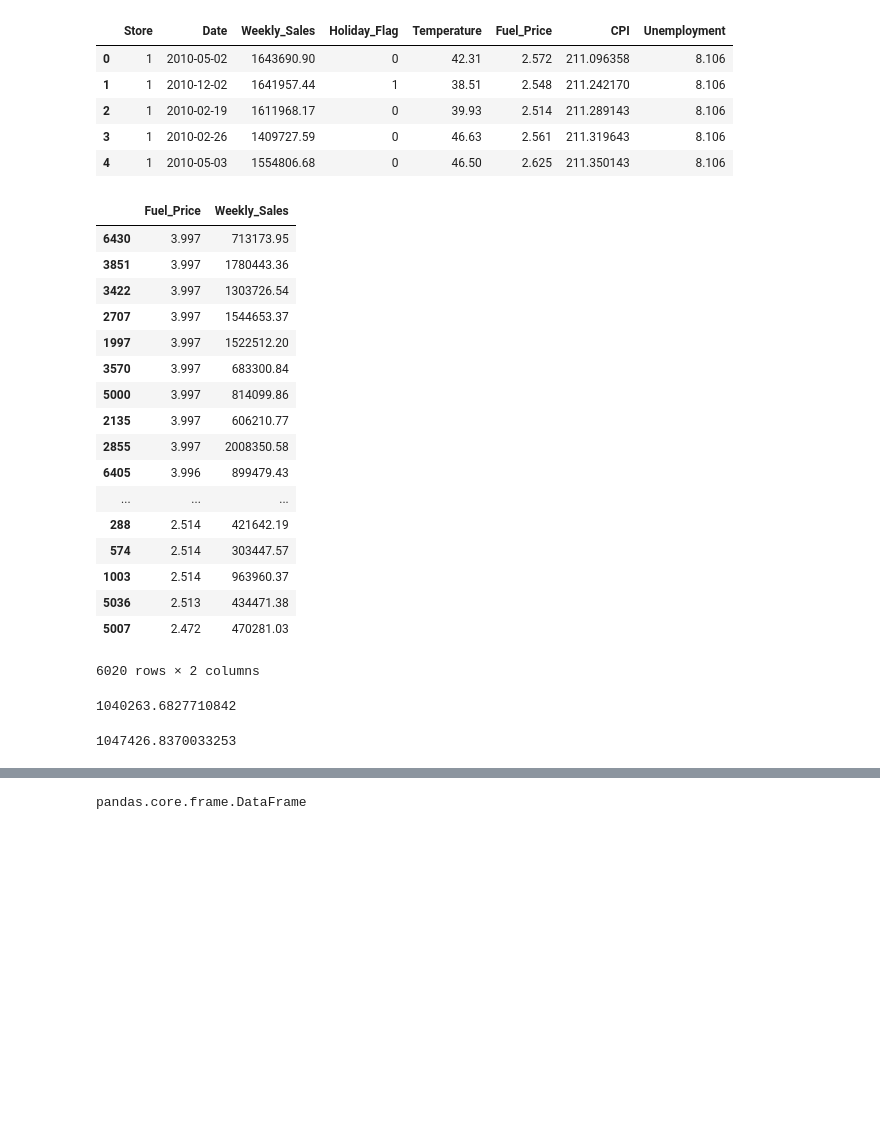
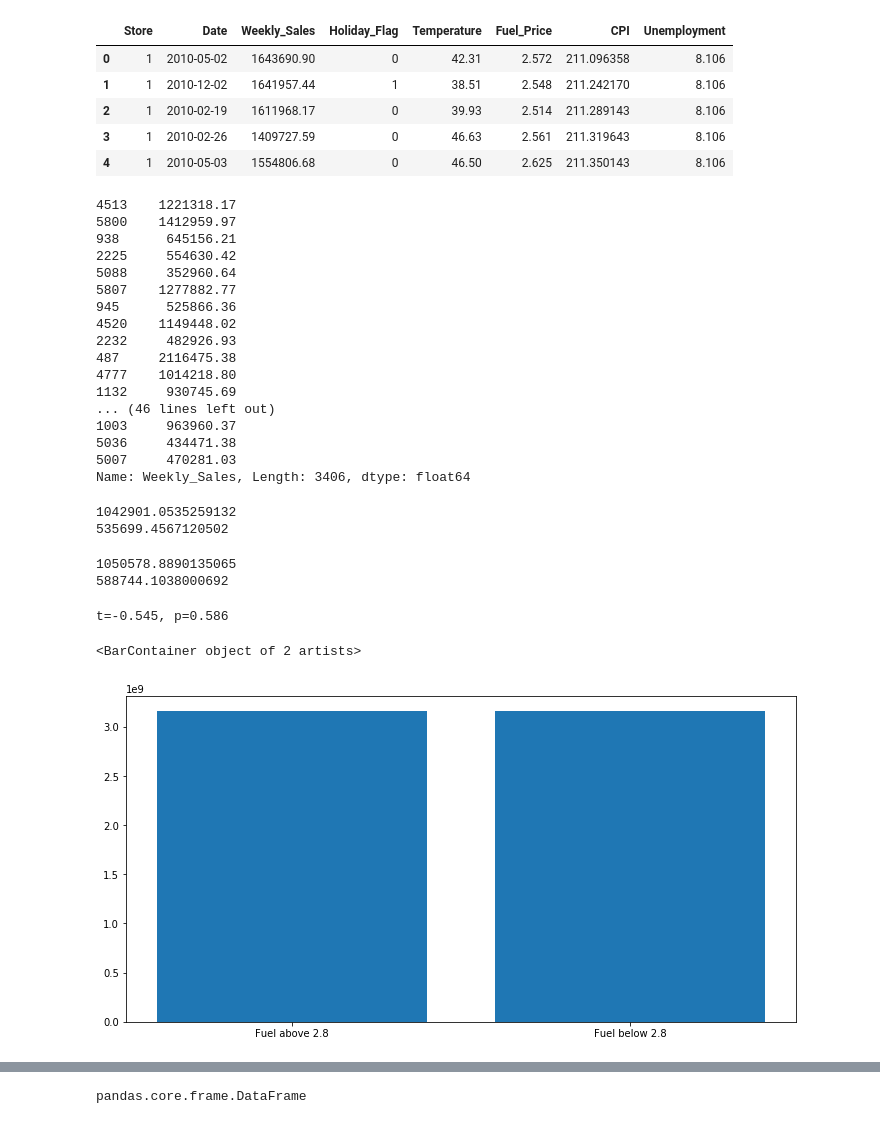
Before and after one commit to Niv-19/Capstone1_Niv, a Jupyter notebook: Capstone1_Niv.ipynb, the cells around one changed output, grey strips where cells are left out. Drawn from its saved outputs; the diff is of its cells as text; code cells hidden in the pictures; blank space fills up the shorter version.

Commit message:
working on hypothesis

```diff
--- a/Capstone1_Niv.ipynb
+++ b/Capstone1_Niv.ipynb
@@ -488,43 +488,48 @@ walmart_data.head()
 | 4 | 1 | 2010-05-03 | 1554806.68 | 0 | 46.50 | 2.625 | 211.350143 | 8.106 |
 # %%
 fuel_price_sort=walmart_data[['Fuel_Price','Weekly_Sales']].sort_values(by ='Fuel_Price',ascending=False)
-#mask_fuel=(fuel_price_sort['Fuel_Price'] > 4.0)
+#mask_fuel=(fuel_price_sort['Fuel_Price'] > 3.0)
 #fuel_4above= fuel_price_sort(mask_fuel)
-mask1=fuel_price_sort.Fuel_Price>=4.0
-mask2=fuel_price_sort.Fuel_Price<4.0
+mask1=fuel_price_sort.Fuel_Price>=3.5
+mask2=fuel_price_sort.Fuel_Price<3.5
 fuel_4above_sales=fuel_price_sort[mask1]
 fuel_4above_sales
 fuel_4below_sales=fuel_price_sort[mask2]
-fuel_4below_sales
+fuel_4below_sales.Weekly_Sales
 # %% [output]
-|  | Fuel_Price | Weekly_Sales |
-| 6430 | 3.997 | 713173.95 |
-| 3851 | 3.997 | 1780443.36 |
-| 3422 | 3.997 | 1303726.54 |
-| 2707 | 3.997 | 1544653.37 |
-| 1997 | 3.997 | 1522512.20 |
-| 3570 | 3.997 | 683300.84 |
-| 5000 | 3.997 | 814099.86 |
-| 2135 | 3.997 | 606210.77 |
-| 2855 | 3.997 | 2008350.58 |
-| 6405 | 3.996 | 899479.43 |
-| ... | ... | ... |
-| 288 | 2.514 | 421642.19 |
-| 574 | 2.514 | 303447.57 |
-| 1003 | 2.514 | 963960.37 |
-| 5036 | 2.513 | 434471.38 |
-| 5007 | 2.472 | 470281.03 |
-6020 rows × 2 columns
+4513    1221318.17
+5800    1412959.97
+938      645156.21
+2225     554630.42
+5088     352960.64
+5807    1277882.77
+945      525866.36
+4520    1149448.02
+2232     482926.93
+487     2116475.38
+4777    1014218.80
+1132     930745.69
+... (46 lines left out)
+1003     963960.37
+5036     434471.38
+5007     470281.03
+Name: Weekly_Sales, Length: 3406, dtype: float64
 # %%
 mean_sale_fuel_4above=fuel_4above_sales.Weekly_Sales.mean()
-mean_sale_fuel_4above
+std_sale_fuel_4above=fuel_4above_sales.Weekly_Sales.std()
+print(mean_sale_fuel_4above)
+print(std_sale_fuel_4above)
 # %% [output]
-1040263.6827710842
+1042901.0535259132
+535699.4567120502
 # %%
 mean_sale_fuel_4below=fuel_4below_sales.Weekly_Sales.mean()
-mean_sale_fuel_4below
+std_sale_fuel_4below=fuel_4below_sales.Weekly_Sales.std()
+print(mean_sale_fuel_4below)
+print(std_sale_fuel_4below)
 # %% [output]
-1047426.8370033253
+1050578.8890135065
+588744.1038000692
 # %%
 '''
 H0: Null Hypothesis : there is no impact of Fuel price on sales
@@ -532,0 +543,20 @@ alpha: 0.05 '''
+# %%
+# compare samples
+#2.8 is the critical point
+#reject null hypothesis for 2.6,2.7,2.8
+#fail to reject null hypothesis for 2.9,3.0,3.1
+stat, p = ttest_ind(data1, data2)
+print('t=%.3f, p=%.3f' % (stat, p))
+# %% [output]
+t=-0.545, p=0.586
+# %%
+#plot a graph showing sales for fuel price below 2.8 and above 2.8
+fig,ax=plt.subplots(figsize=(12,6))
+yaxis=fuel_4above_sales[['Weekly_Sales']].sum()
+z=fuel_4below_sales[['Weekly_Sales']].mean()
+labels=['Fuel above 2.8','Fuel below 2.8']
+ax.set_xticklabels(labels, fontsize=10)
+ax.bar(labels,yaxis)
+# %% [output]
+<BarContainer object of 2 artists>
+[figure, added]
```
Also changed, not shown: parts of 11 cells of this notebook.
